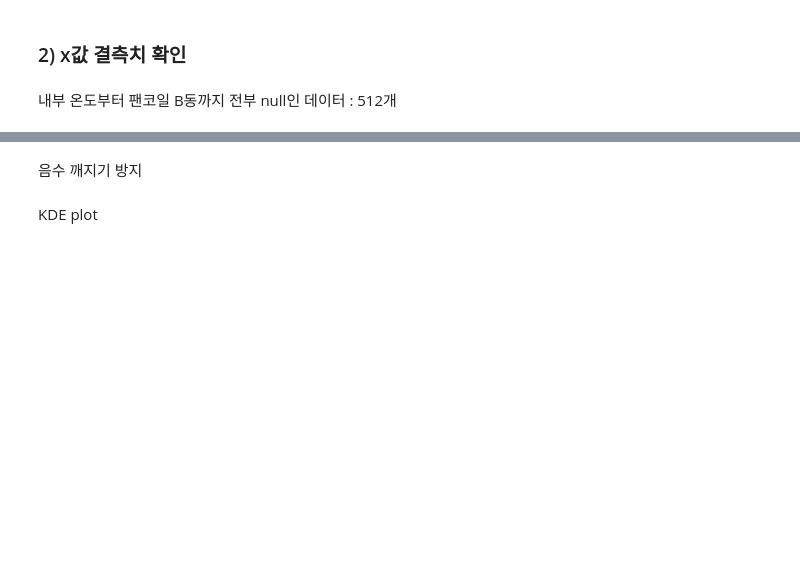
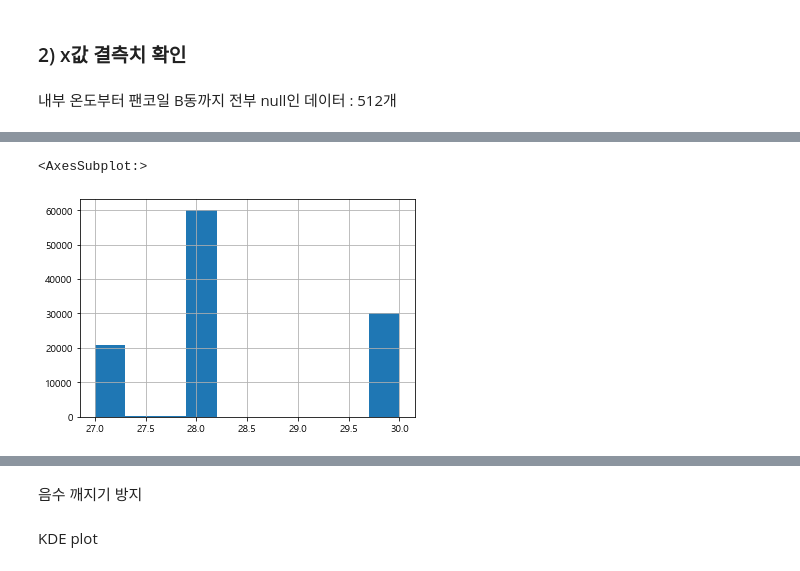
Before and after one commit to yxbxn/smart_farm, a Jupyter notebook: EDA.ipynb, the cells around one changed output, grey strips where cells are left out. Saved outputs shown, nothing was run; the diff lists cells and outputs as text; code cells hidden in the pictures; blank space fills up the shorter version.

```diff
--- a/EDA.ipynb
+++ b/EDA.ipynb
@@ -302,4 +292,6 @@ train_df[(train_df["열공급량(kWh)"] == 0) | (train_df["열공급량(kWh)"].i
 # %%
 # 내부온도가 null인 512개 데이터 제거하고 다시한번 null 확인
-train_df[train_df["내부 온도"].notnull()].isnull().sum()
+train_df_2 = train_df[train_df["내부 온도"].notnull()].reset_index(drop=True)
+
+train_df_2.isnull().sum()
 # %% [output]
@@ -332,0 +324,5 @@ train_df[train_df["내부 온도"].isnull()].head()
+# %%
+train_df_2.set_index("시간")["환기온도(천창 제어온도)"].hist()
+# %% [output]
+<AxesSubplot:>
+[figure, added]
```
Also changed, not shown: parts of 68 cells of this notebook.
